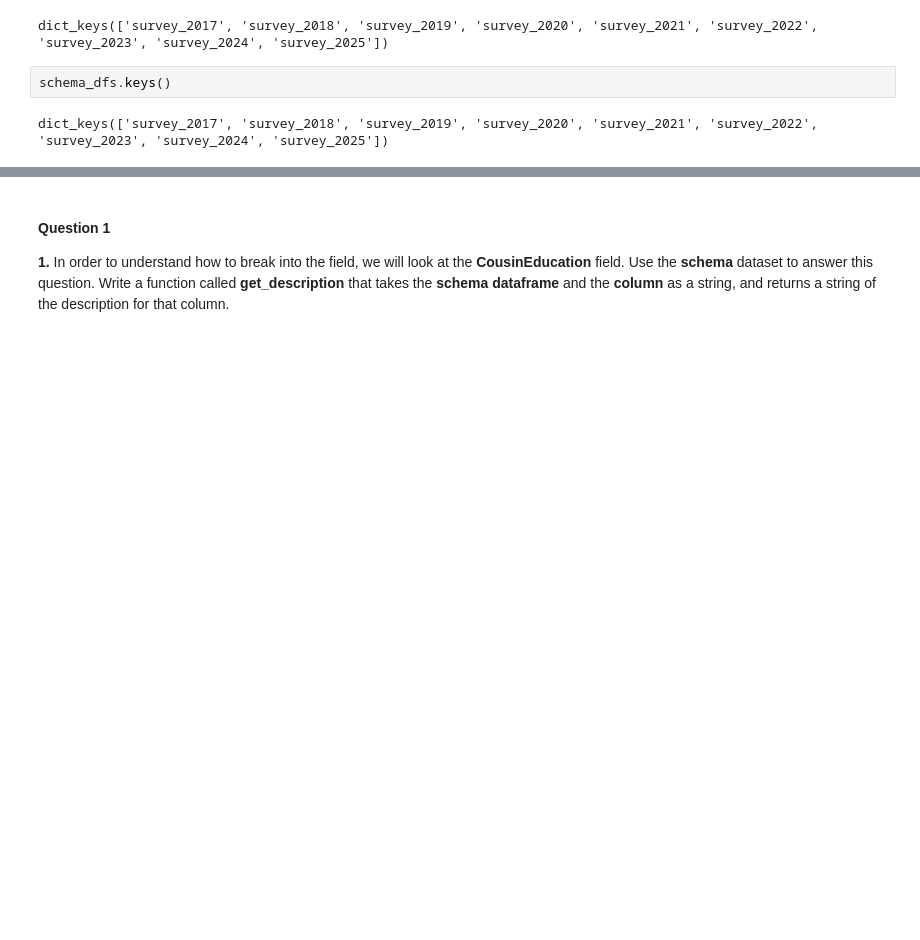
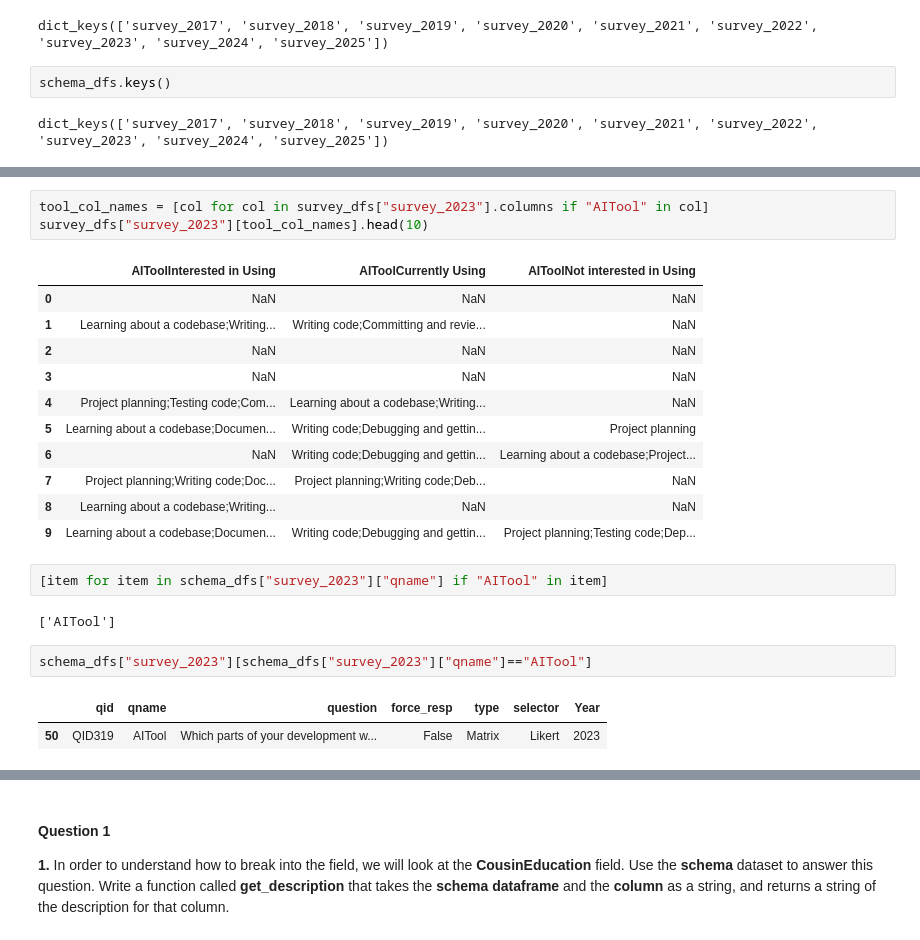
Before and after one commit to UUJI17D/StackoverflowSurvey_UpskillingProject, a Jupyter notebook: Project.ipynb, the cells around one changed output, grey strips where cells are left out. Saved outputs shown, nothing was run; the diff lists cells and outputs as text; blank space fills up the shorter version.

```diff
--- a/Project.ipynb
+++ b/Project.ipynb
@@ -234,0 +714,24 @@ matches.head()
+# %%
+tool_col_names = [col for col in survey_dfs["survey_2023"].columns if "AITool" in col]
+survey_dfs["survey_2023"][tool_col_names].head(10)
+# %% [output]
+|  | AIToolInterested in Using | AIToolCurrently Using | AIToolNot interested in Using |
+| 0 | NaN | NaN | NaN |
+| 1 | Learning about a codebase;Writing... | Writing code;Committing and revie... | NaN |
+| 2 | NaN | NaN | NaN |
+| 3 | NaN | NaN | NaN |
+| 4 | Project planning;Testing code;Com... | Learning about a codebase;Writing... | NaN |
+| 5 | Learning about a codebase;Documen... | Writing code;Debugging and gettin... | Project planning |
+| 6 | NaN | Writing code;Debugging and gettin... | Learning about a codebase;Project... |
+| 7 | Project planning;Writing code;Doc... | Project planning;Writing code;Deb... | NaN |
+| 8 | Learning about a codebase;Writing... | NaN | NaN |
+| 9 | Learning about a codebase;Documen... | Writing code;Debugging and gettin... | Project planning;Testing code;Dep... |
+# %%
+[item for item in schema_dfs["survey_2023"]["qname"] if "AITool" in item]
+# %% [output]
+['AITool']
+# %%
+schema_dfs["survey_2023"][schema_dfs["survey_2023"]["qname"]=="AITool"]
+# %% [output]
+|  | qid | qname | question | force_resp | type | selector | Year |
+| 50 | QID319 | AITool | Which parts of your development w... | False | Matrix | Likert | 2023 |
```
Also changed, not shown: parts of 57 cells of this notebook.
